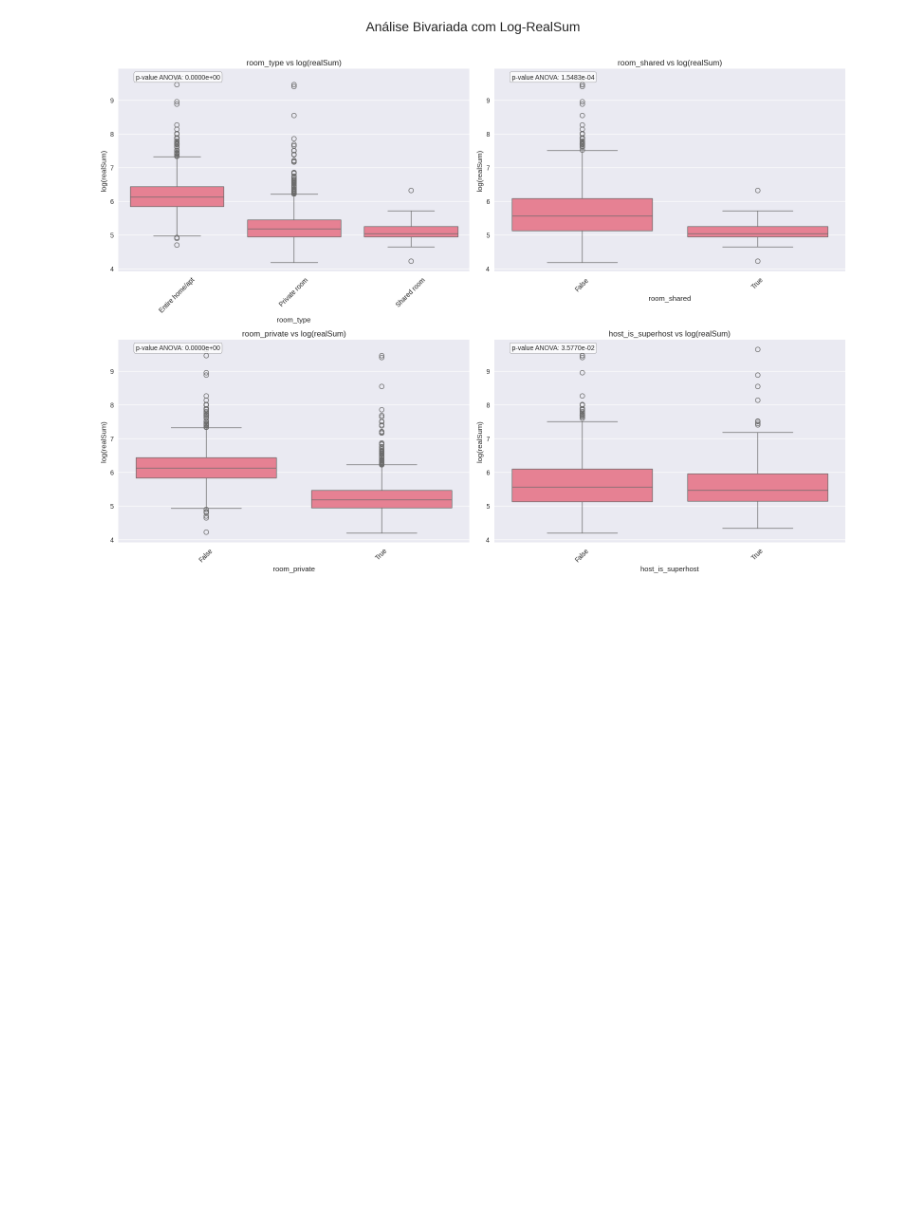
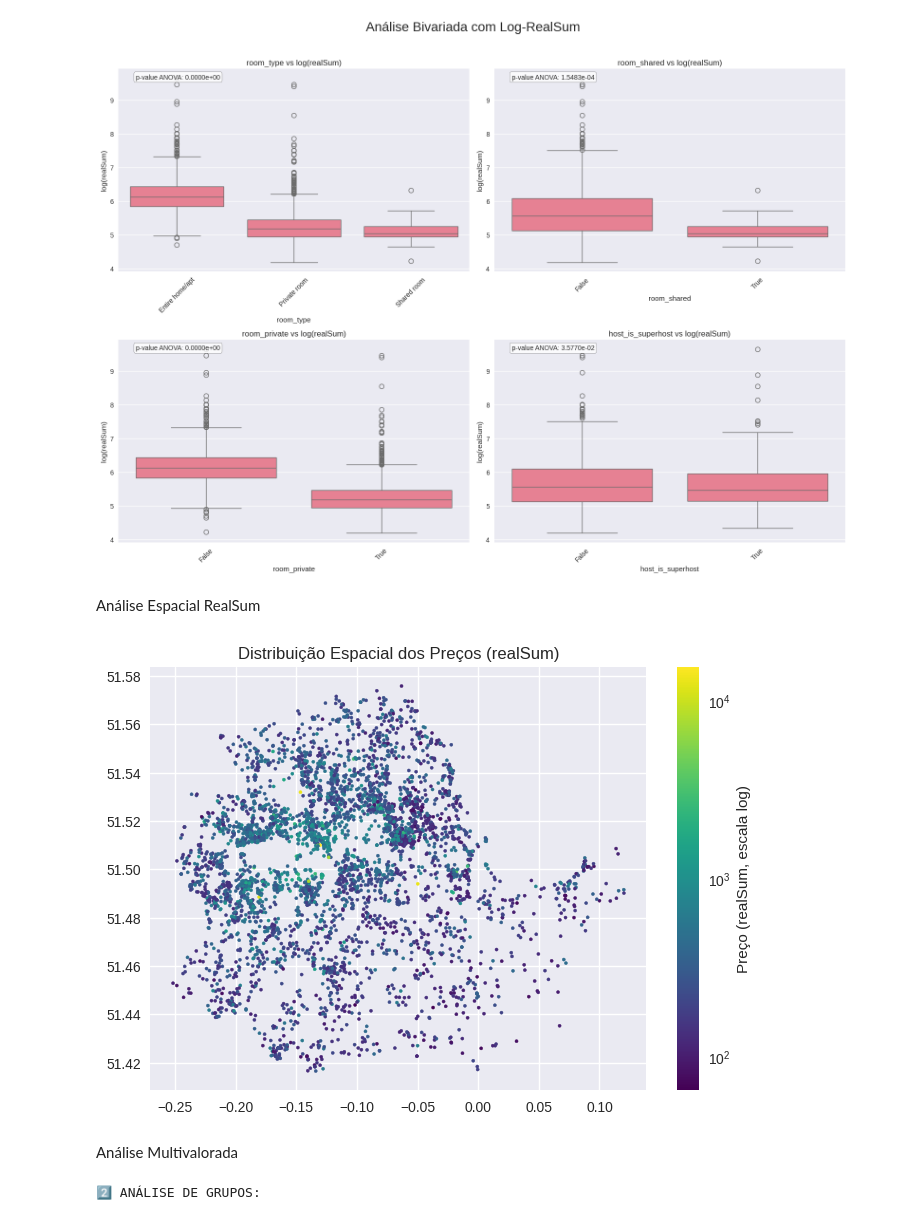
Before and after one commit to lumariosf/airbnb-price-prediction, a Jupyter notebook: notebooks/london/01_EDA_weekdays.ipynb, the cells around one changed output. Cells and saved outputs as stored; diff of their text form; code cells hidden in the pictures; blank space fills up the shorter version.

```diff
--- a/notebooks/london/01_EDA_weekdays.ipynb
+++ b/notebooks/london/01_EDA_weekdays.ipynb
@@ -567,3 +552,27 @@ plt.show()
 # %% [output]
 Variáveis válidas: ['room_type', 'room_shared', 'room_private', 'host_is_superhost']
 [figure]
+# %% [markdown]
+Análise Espacial RealSum
+# %%
+from matplotlib.colors import LogNorm
+
+plt.scatter(
+    df["lng"], df["lat"],
+    c=df["realSum"],
+    cmap="viridis",
+    s=5,
+    norm=LogNorm()
+)
+plt.colorbar(label="Preço (realSum, escala log)")
+plt.title("Distribuição Espacial dos Preços (realSum)")
+plt.show()
+# %% [output]
+[figure, added]
+# %% [markdown]
+Análise Multivalorada
+# %%
+# 2. Análise de grupos interessantes
+print("\n2️⃣ ANÁLISE DE GRUPOS:")
+# %% [output]
+2️⃣ ANÁLISE DE GRUPOS:
```
Also changed, not shown: parts of 4 cells of this notebook, 4 other files.
